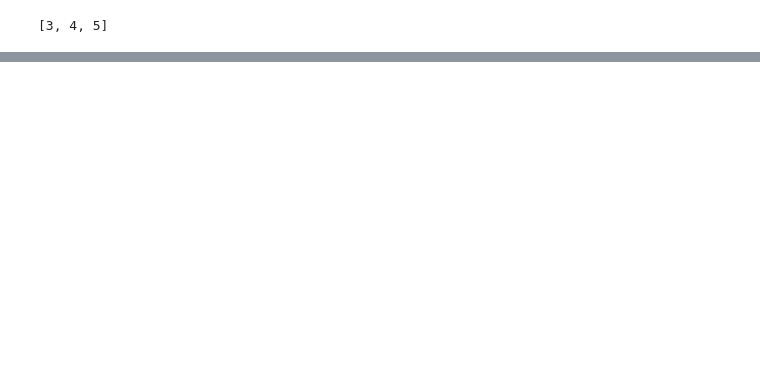
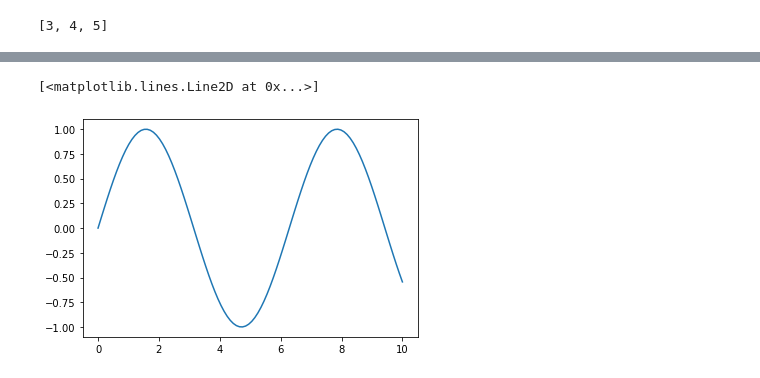
Before and after one commit to NYCCake/SmartOMR, a Jupyter notebook: 7-Segment Digit Recognition.ipynb, the cells around one changed output, grey strips where cells are left out. Cells and saved outputs as stored; diff of their text form; code cells hidden in the pictures; blank space fills up the shorter version.

```diff
--- a/7-Segment Digit Recognition.ipynb
+++ b/7-Segment Digit Recognition.ipynb
@@ -232,0 +385,5 @@ print(x, y, w)
+# %%
+plt.plot(x, y)
+# %% [output]
+[<matplotlib.lines.Line2D at 0x...>]
+[figure, added]
```
Also changed, not shown: parts of 25 cells of this notebook, 3 other files.
